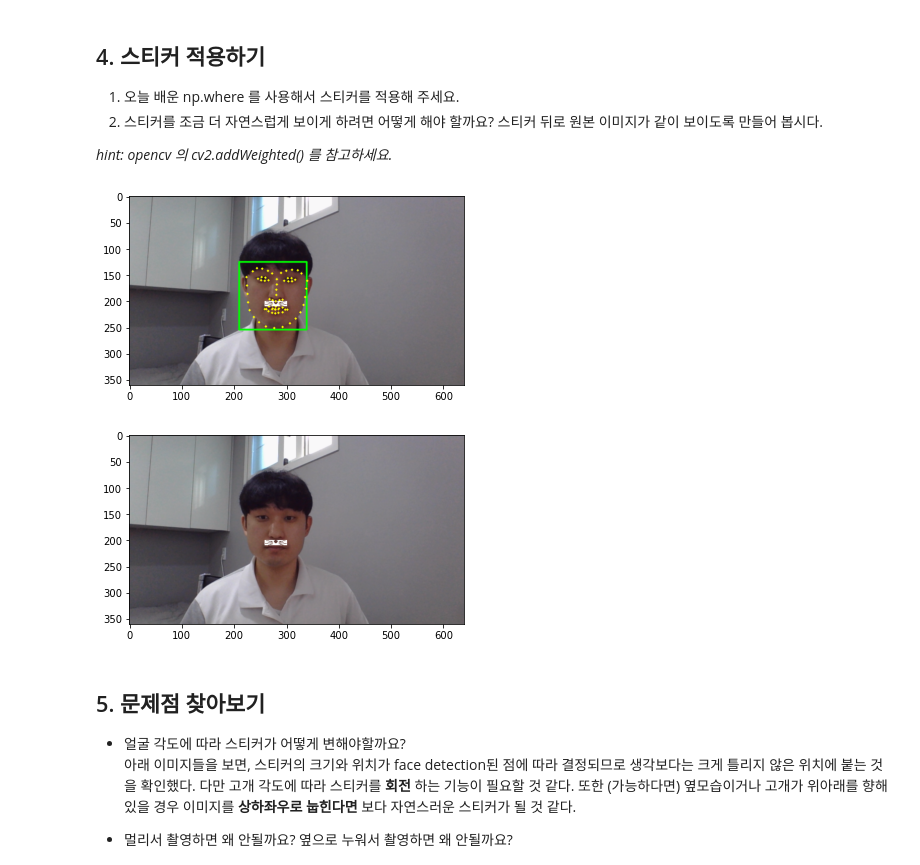
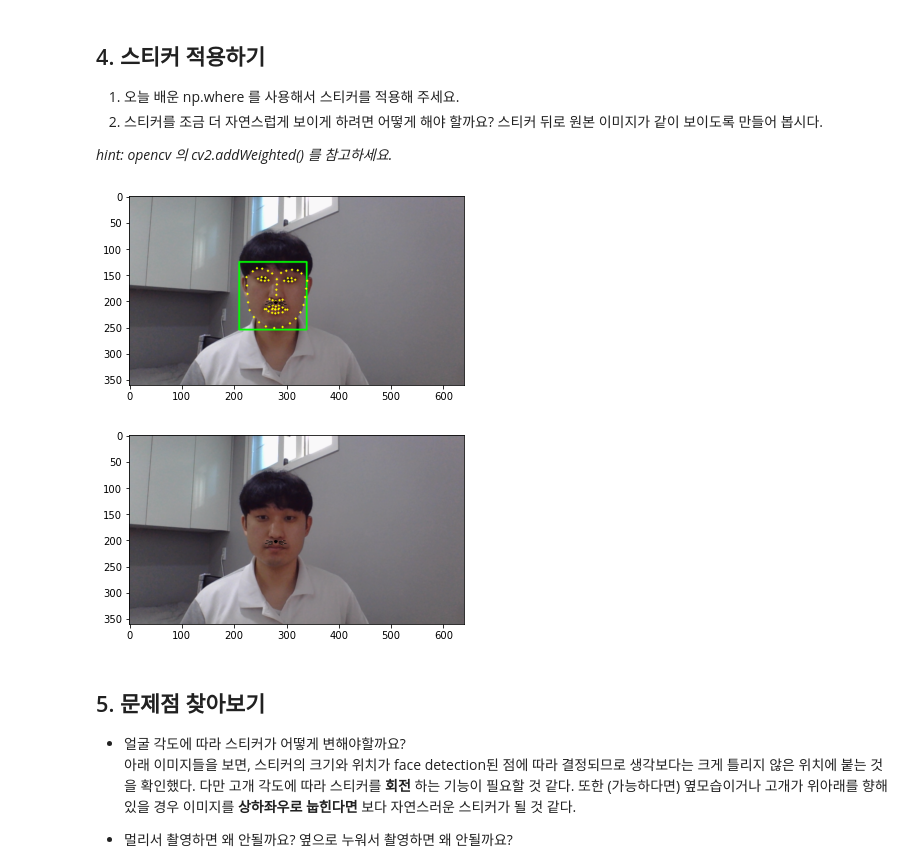
Before and after one commit to jonggu/aiffel, a Jupyter notebook: (2020-09-03) E10-6. 프로젝트 - 고양이 수염 스티커 만들기.ipynb, the cells around one changed output. Cells and saved outputs as stored; diff of their text form; code cells hidden in the pictures.

Commit message:
E10-6: 2nd submission (스티커 이미지 투명하게 (img_sticker == 255) 변경)

```diff
--- a/(2020-09-03) E10-6. 프로젝트 - 고양이 수염 스티커 만들기.ipynb
+++ b/(2020-09-03) E10-6. 프로젝트 - 고양이 수염 스티커 만들기.ipynb
@@ -128,21 +128,21 @@ print(img_sticker.shape)
 # %%
 sticker_area = img_show[y:y+img_sticker.shape[0], x:x+img_sticker.shape[1]]
 img_show[y:y+img_sticker.shape[0], x:x+img_sticker.shape[1]] = \
-    np.where(img_sticker==0,sticker_area,img_sticker).astype(np.uint8)
+    np.where(img_sticker==255,sticker_area,img_sticker).astype(np.uint8)
 
 plt.imshow(cv2.cvtColor(img_show, cv2.COLOR_BGR2RGB))
 plt.show()
 # %% [output]
-[figure, old version]
+[figure, new version]
 # %%
 sticker_area = img[y:y+img_sticker.shape[0], x:x+img_sticker.shape[1]]
 img[y:y+img_sticker.shape[0], x:x+img_sticker.shape[1]] = \
-    np.where(img_sticker==0,sticker_area,img_sticker).astype(np.uint8)
+    np.where(img_sticker==255,sticker_area,img_sticker).astype(np.uint8)
 
 plt.imshow(cv2.cvtColor(img, cv2.COLOR_BGR2RGB))
 plt.show()
 # %% [output]
-[figure, old version]
+[figure, new version]
 # %% [markdown]
 ## 5. 문제점 찾아보기
 * 얼굴 각도에 따라 스티커가 어떻게 변해야할까요?
```
Also changed, not shown: parts of 5 cells of this notebook.
